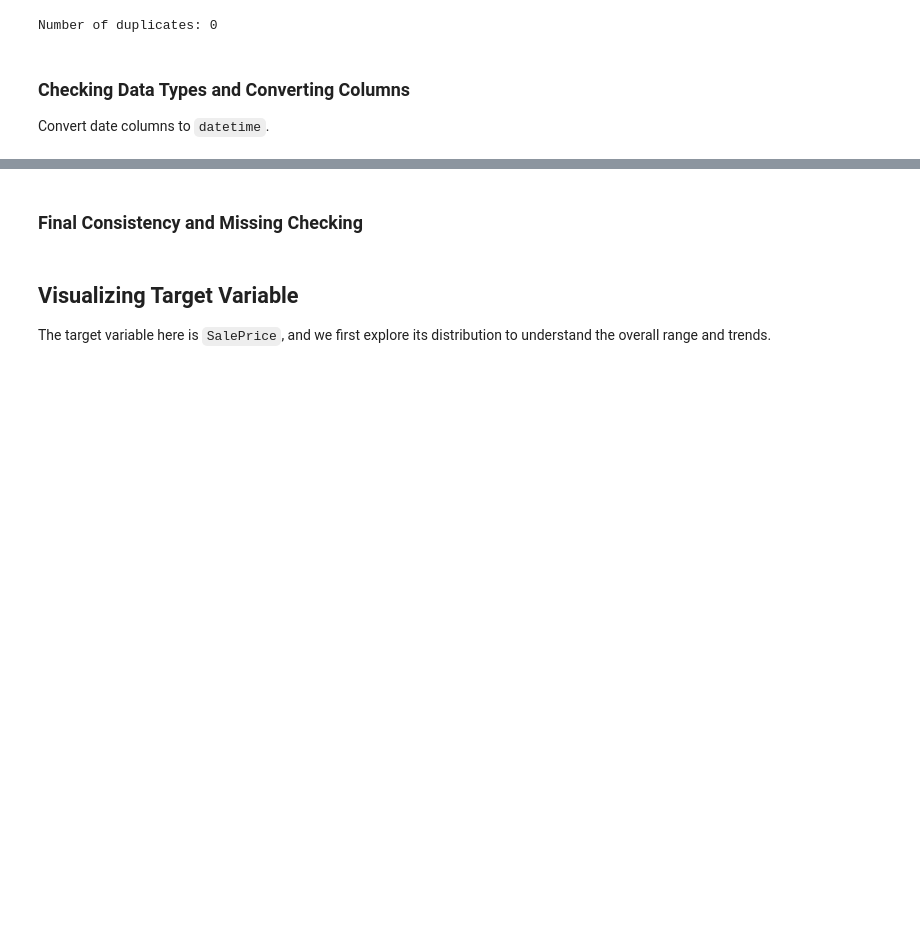
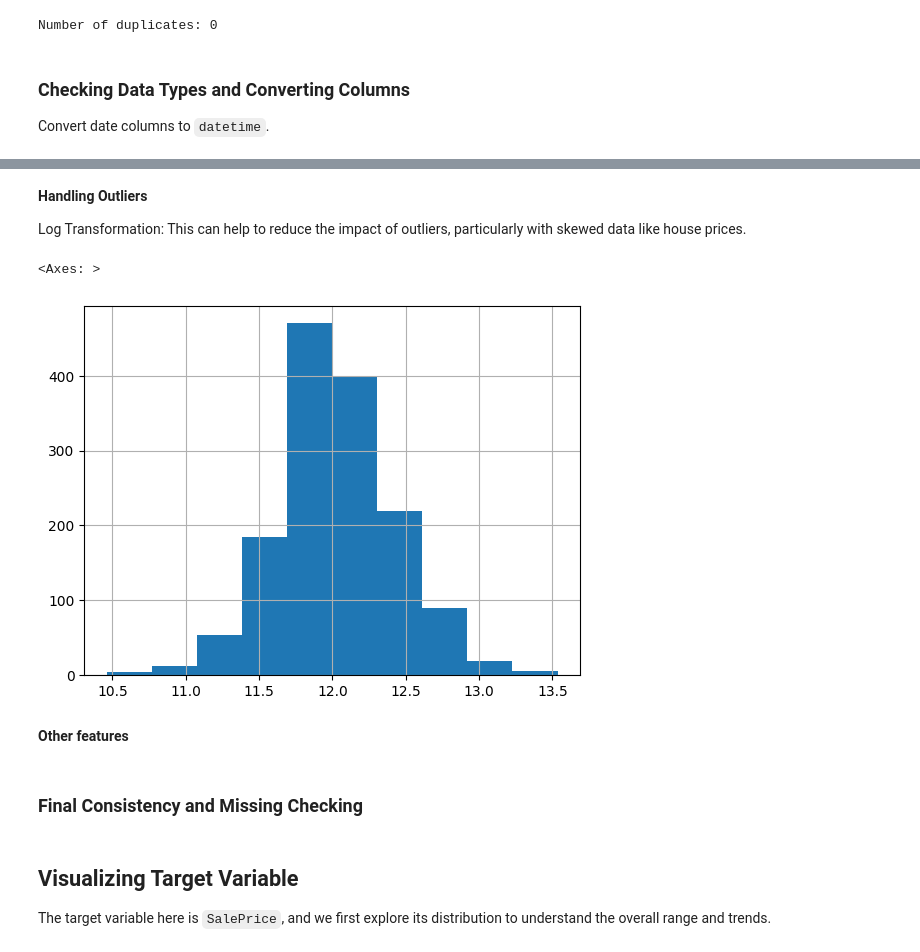
Before and after one commit to lucas6028/house-prices, a Jupyter notebook: HousePrices.ipynb, the cells around one changed output, grey strips where cells are left out. Cells and saved outputs as stored; diff of their text form; code cells hidden in the pictures; blank space fills up the shorter version.

```diff
--- a/HousePrices.ipynb
+++ b/HousePrices.ipynb
@@ -299,0 +305,12 @@ test['OverallCond'] = test['OverallCond'].astype(str)
+# %% [markdown]
+**Handling Outliers**
+
+Log Transformation: This can help to reduce the impact of outliers, particularly with skewed data like house prices.
+# %%
+train['SalePrice_log'] = np.log(train['SalePrice'])
+train['SalePrice_log'].hist()
+# %% [output]
+<Axes: >
+[figure, added]
+# %% [markdown]
+**Other features**
```
Also changed, not shown: parts of 26 cells of this notebook, 4 other files.
